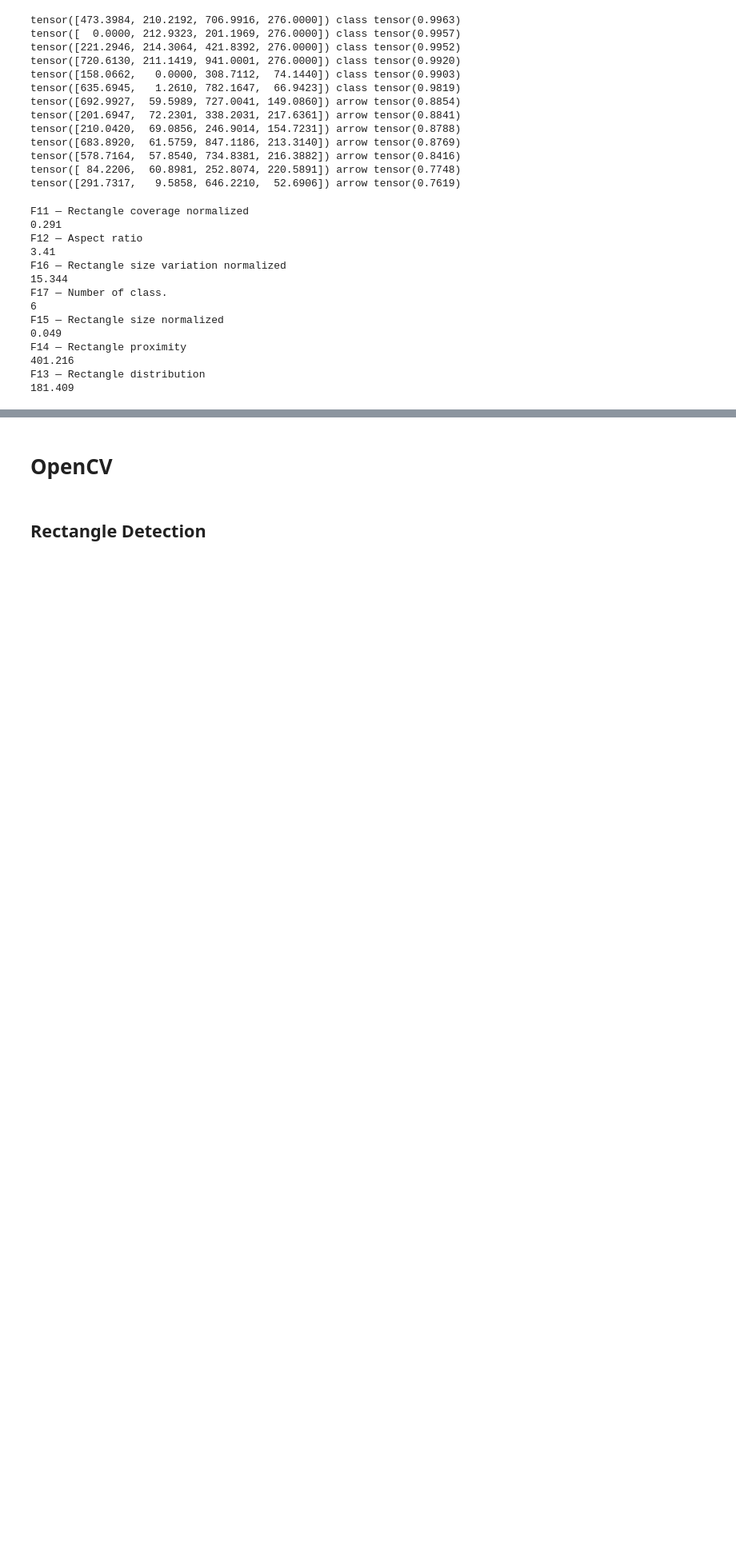
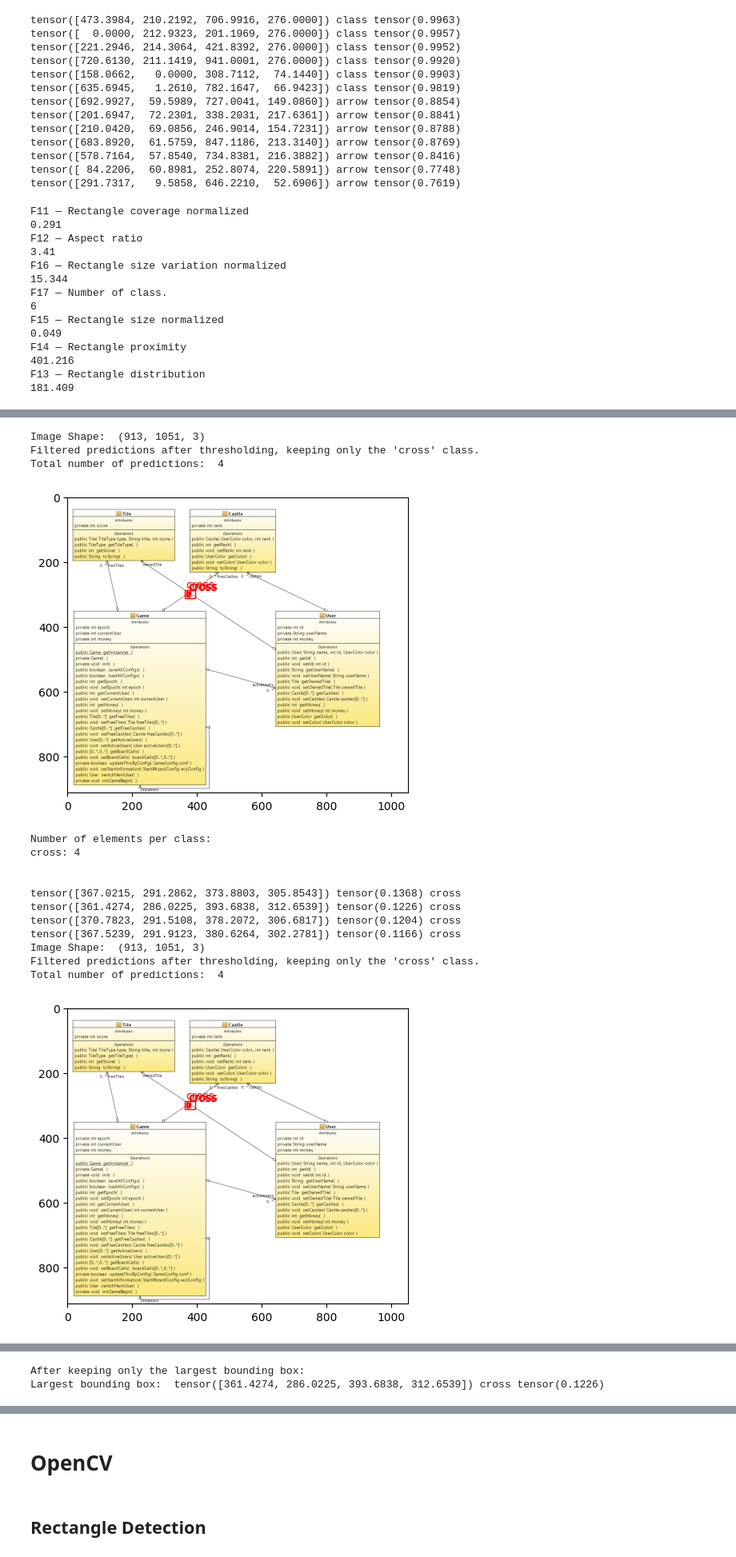
Before and after one commit to DomenicoArmillotta/MSC_thesis-Uml_quality_assessment_with_ML, a Jupyter notebook: provaOPENcv.ipynb, the cells around one changed output, grey strips where cells are left out. Shown at 80% size. Cells and saved outputs as stored; diff of their text form; code cells hidden in the pictures; blank space fills up the shorter version.

Commit message:
added feature extraction for cross lines

```diff
--- a/provaOPENcv.ipynb
+++ b/provaOPENcv.ipynb
@@ -876,0 +984,29 @@ F13 — Rectangle distribution
+# %%
+image=utils.read_image('/content/drive/My Drive/dataset_label/test/ItemsDiagram.png')
+#STEP BY STEP COMPUTATION
+acc_threshold = 0.1
+iou_threshold=0.3
+cross_extraction = class_cross_extraction(image,acc_threshold,iou_threshold)
+cross_extraction.compute_cross_accuracy()
+cross_extraction.compute_cross_filter()
+cross_extraction.show_cross()
+#MEASURE
+print("F1 — Line crossings")
+cross_extraction.compute_n_cross()
+# %% [output]
+Image Shape:  (913, 1051, 3)
+Filtered predictions after thresholding, keeping only the 'cross' class.
+Total number of predictions:  4
+[figure, added]
+Number of elements per class:
+cross: 4
+
+
+tensor([367.0215, 291.2862, 373.8803, 305.8543]) tensor(0.1368) cross
+tensor([361.4274, 286.0225, 393.6838, 312.6539]) tensor(0.1226) cross
+tensor([370.7823, 291.5108, 378.2072, 306.6817]) tensor(0.1204) cross
+tensor([367.5239, 291.9123, 380.6264, 302.2781]) tensor(0.1166) cross
+Image Shape:  (913, 1051, 3)
+Filtered predictions after thresholding, keeping only the 'cross' class.
+Total number of predictions:  4
+[figure, added]
@@ -876,0 +1023,2 @@ F13 — Rectangle distribution
+After keeping only the largest bounding box:
+Largest bounding box:  tensor([361.4274, 286.0225, 393.6838, 312.6539]) cross tensor(0.1226)
```
Also changed, not shown: parts of 6 cells of this notebook.
